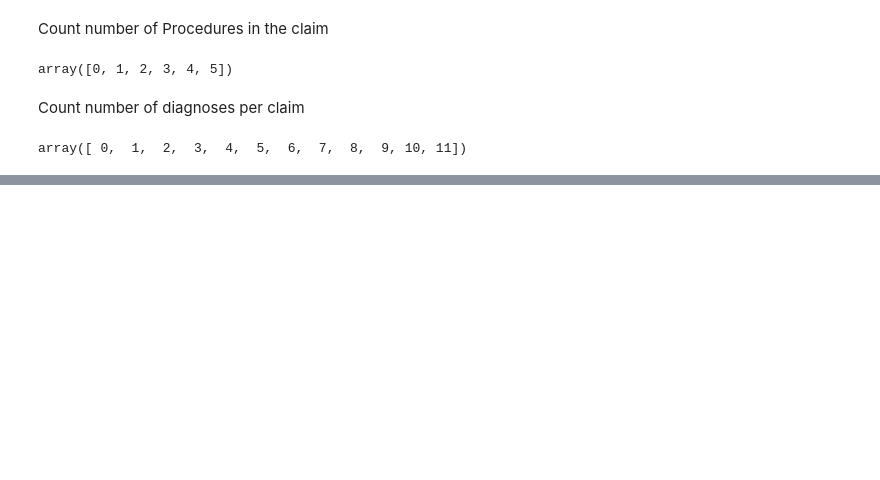
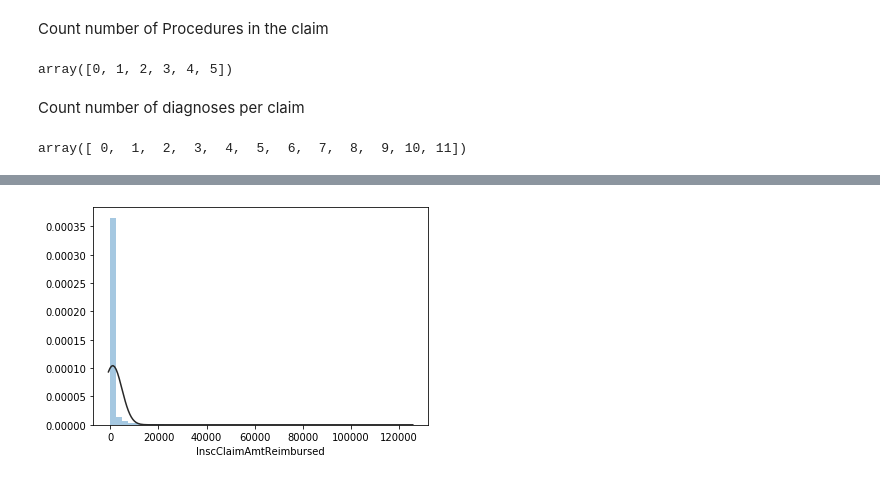
Before and after one commit to DebLeong/HealthCareCapstone, a Jupyter notebook: sam/EDA.ipynb, the cells around one changed output, grey strips where cells are left out. Saved outputs shown, nothing was run; the diff lists cells and outputs as text; code cells hidden in the pictures; blank space fills up the shorter version.

```diff
--- a/sam/EDA.ipynb
+++ b/sam/EDA.ipynb
@@ -195,0 +257,5 @@ sns.distplot(data.DeductibleAmtPaid)
+# %%
+from scipy.stats import norm
+ax = sns.distplot(a=data.InscClaimAmtReimbursed, fit=norm, kde=False);
+# %% [output]
+[figure, added]
```
Also changed, not shown: parts of 44 cells of this notebook, 5 other files.
